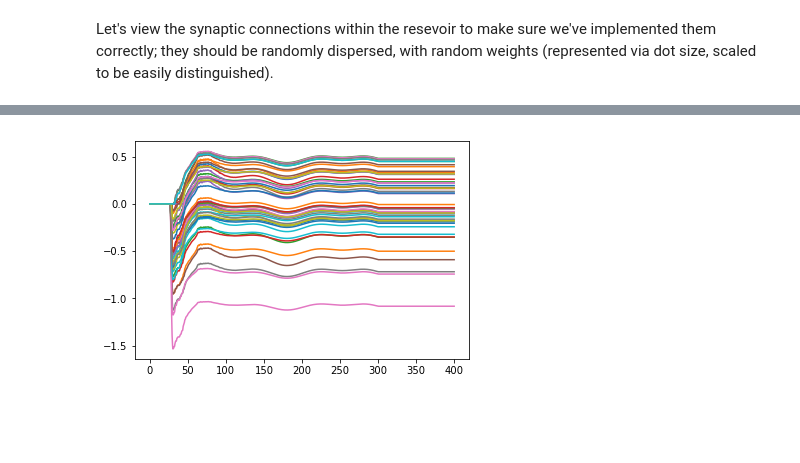
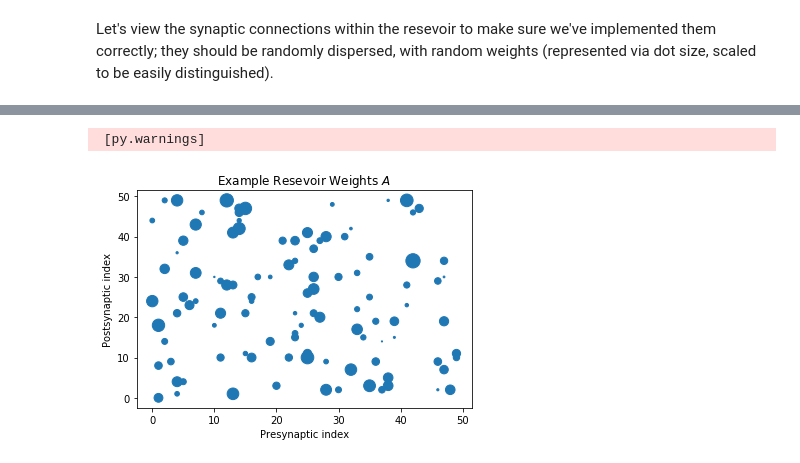
Before and after one commit to acellon/emc-brian-docker, a Jupyter notebook: src/emc-final-project.ipynb, the cells around one changed output, grey strips where cells are left out. Cells and saved outputs as stored; diff of their text form; code cells hidden in the pictures; blank space fills up the shorter version.

```diff
--- a/src/emc-final-project.ipynb
+++ b/src/emc-final-project.ipynb
@@ -230,6 +78,9 @@ show()
-# %%
-for i in range(N):
-    plot(synmon.t/ms,synmon.wo[i])
-show()
-# %% [output]
-[figure, removed]
+# %%
+scatter(satSyn.i,satSyn.j,s=satSyn.A*200)
+xlabel('Presynaptic index')
+ylabel('Postsynaptic index')
+title('Example Resevoir Weights $A$')
+show()
+# %% [output]
+ [py.warnings]
+[figure, added]
```
Also changed, not shown: parts of 43 cells of this notebook.
